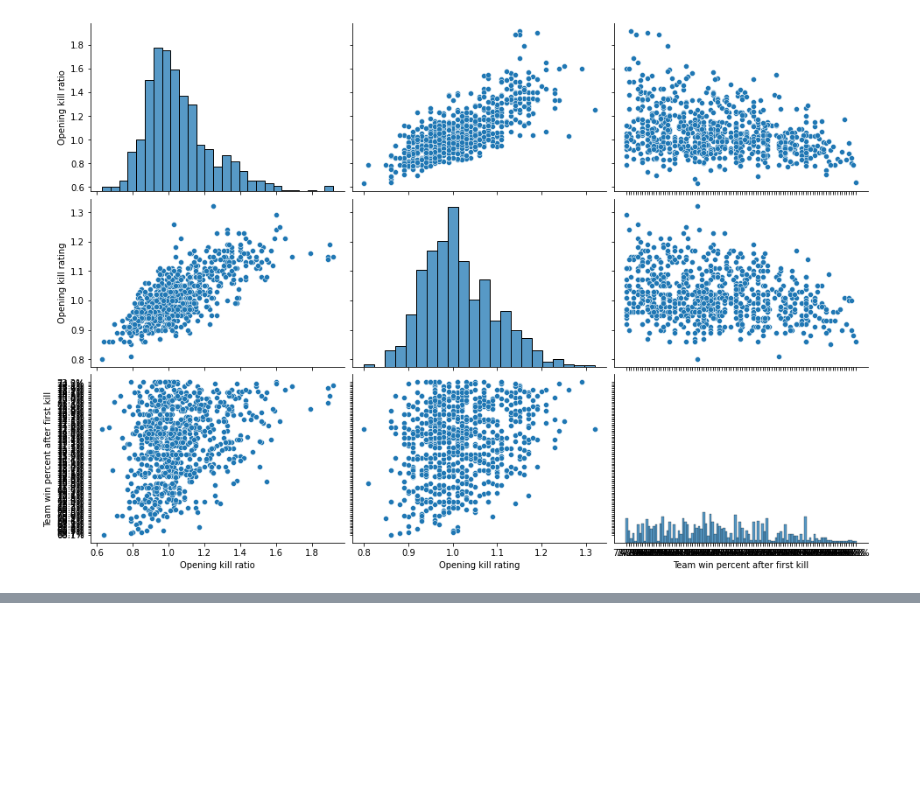
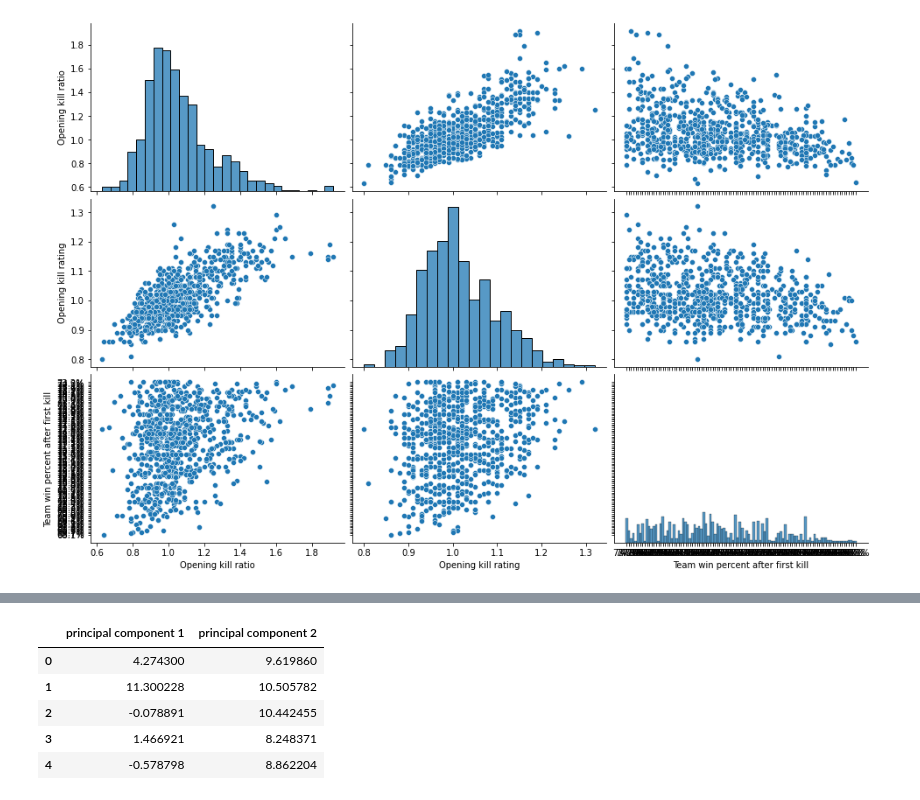
Before and after one commit to boris-on/cs-styles-vizualization, a Jupyter notebook: main.ipynb, the cells around one changed output, grey strips where cells are left out. Drawn from its saved outputs; the diff is of its cells as text; code cells hidden in the pictures; blank space fills up the shorter version.

```diff
--- a/main.ipynb
+++ b/main.ipynb
@@ -82,0 +100,13 @@ sns.scatterplot(x=data["awp"][data.nick == 'kennys'],
+# %%
+pca = PCA(n_components=2)
+principalComponents = pca.fit_transform(x)
+principalDf = pd.DataFrame(data = principalComponents
+             , columns = ['principal component 1', 'principal component 2'])
+principalDf.head(5)
+# %% [output]
+|  | principal component 1 | principal component 2 |
+| 0 | 4.274300 | 9.619860 |
+| 1 | 11.300228 | 10.505782 |
+| 2 | -0.078891 | 10.442455 |
+| 3 | 1.466921 | 8.248371 |
+| 4 | -0.578798 | 8.862204 |
```
Also changed, not shown: parts of 13 cells of this notebook, 1 other file.
